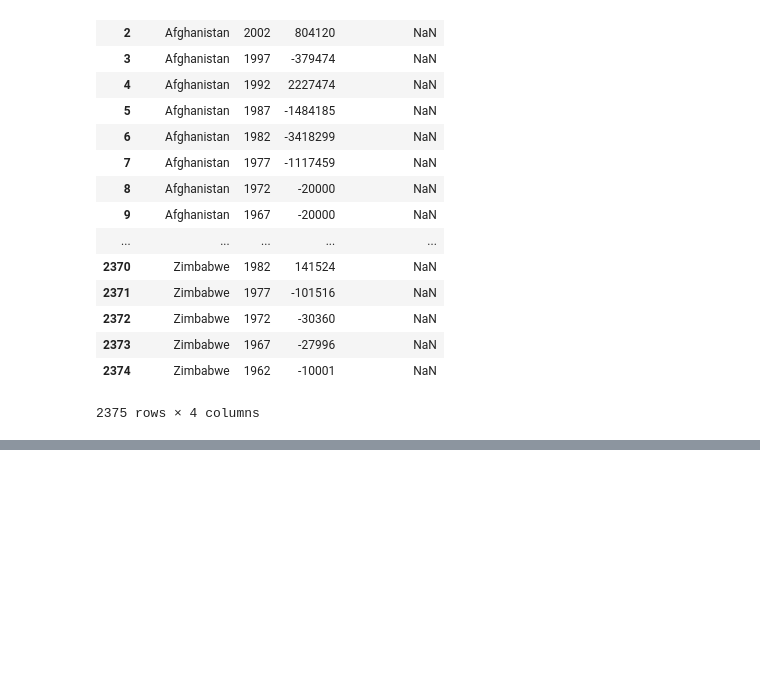
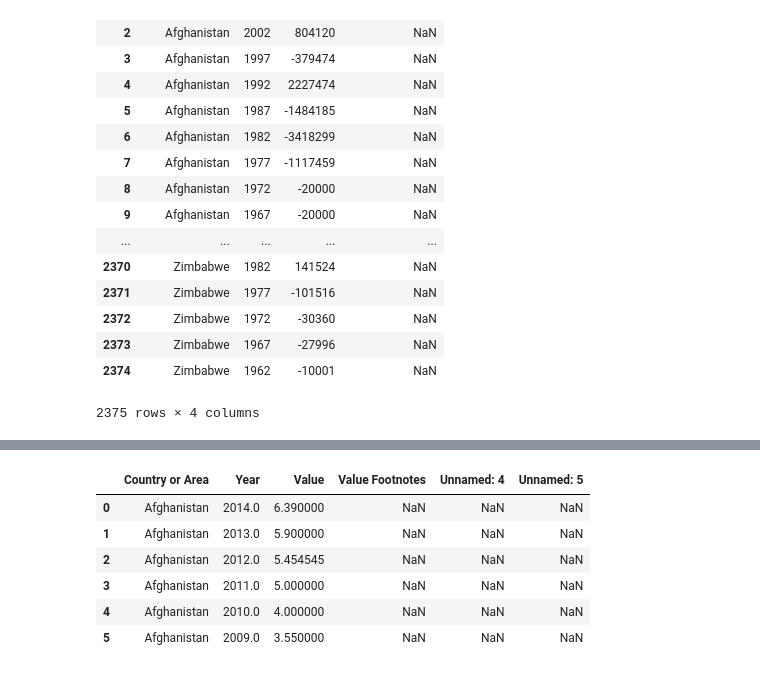
Before and after one commit to smitamisra/DataQ1, a Jupyter notebook: dataquestion1.ipynb, the cells around one changed output, grey strips where cells are left out. Saved outputs shown, nothing was run; the diff lists cells and outputs as text; code cells hidden in the pictures; blank space fills up the shorter version.

```diff
--- a/dataquestion1.ipynb
+++ b/dataquestion1.ipynb
@@ -52,0 +86,10 @@ internet_users
+# %%
+net_migrations.head(6)
+# %% [output]
+|  | Country or Area | Year | Value | Value Footnotes | Unnamed: 4 | Unnamed: 5 |
+| 0 | Afghanistan | 2014.0 | 6.390000 | NaN | NaN | NaN |
+| 1 | Afghanistan | 2013.0 | 5.900000 | NaN | NaN | NaN |
+| 2 | Afghanistan | 2012.0 | 5.454545 | NaN | NaN | NaN |
+| 3 | Afghanistan | 2011.0 | 5.000000 | NaN | NaN | NaN |
+| 4 | Afghanistan | 2010.0 | 4.000000 | NaN | NaN | NaN |
+| 5 | Afghanistan | 2009.0 | 3.550000 | NaN | NaN | NaN |
```
Also changed, not shown: parts of 5 cells of this notebook, 1 other file.
